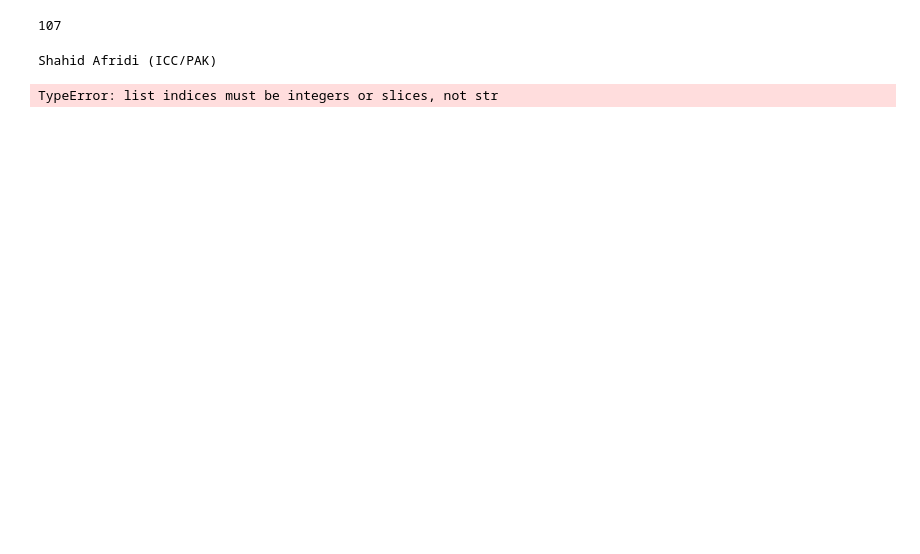
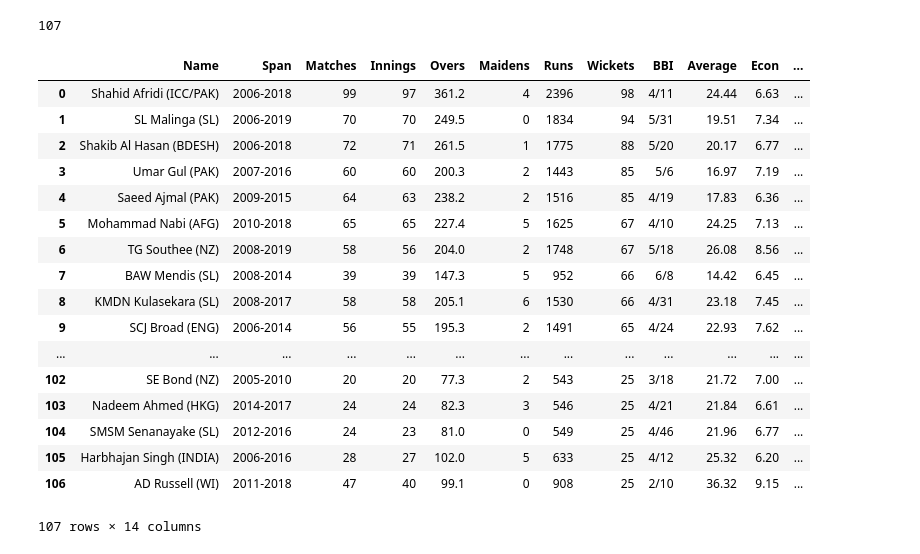
Before and after one commit to arslanali0029/Scraping_Cricinfo_MOST_WICKETS_IN_CAREER, a Jupyter notebook: MOST_WICKETS_IN_CAREER.ipynb, the cells around one changed output. Saved outputs shown, nothing was run; the diff lists cells and outputs as text; code cells hidden in the pictures; blank space fills up the shorter version.

```diff
--- a/MOST_WICKETS_IN_CAREER.ipynb
+++ b/MOST_WICKETS_IN_CAREER.ipynb
@@ -17,9 +17,8 @@ Players_container = []
 for row in single_player:
     columns=row.find_all('td')
     columns=[x.text.strip() for x in columns]
-    temp = []
+    temp = {}
     for i in range(len(columns)):
-        print(columns[0])
         temp["Name"] =columns[0]
         temp["Span"]=columns[1]
         temp["Matches"]=columns[2]
@@ -29,12 +28,37 @@ for row in single_player:
         temp["Runs"]=columns[6]
         temp["Wickets"]=columns[7]
         temp["BBI"]=columns[8]
-        temp["Average"]=columns[10]
-        temp["Econ"]=columns[11]
-        temp["SR"]=columns[12]
-        temp["4 Wkts"] = columns[13]
-        temp["5 Wkts"] = columns[14]
+        temp["Average"]=columns[9]
+        temp["Econ"]=columns[10]
+        temp["SR"]=columns[11]
+        temp["4 Wkts"] = columns[12]
+        temp["5 Wkts"] = columns[13]
     Players_container.append(temp)
-# %% [output]
-Shahid Afridi (ICC/PAK)
-TypeError: list indices must be integers or slices, not str
+# %%
+import pandas as pd
+dataframe = pd.DataFrame(Players_container)
+
+columns = ["Name","Span","Matches","Innings","Overs","Maidens","Runs","Wickets","BBI","Average","Econ","SR","4 Wkts","5 Wkts"]
+dataframe = dataframe.reindex(columns=columns)
+
+dataframe.to_csv("DataSet.csv")
+dataframe
+# %% [output]
+|  | Name | Span | Matches | Innings | Overs | Maidens | Runs | Wickets | BBI | Average | Econ | ... |
+| 0 | Shahid Afridi (ICC/PAK) | 2006-2018 | 99 | 97 | 361.2 | 4 | 2396 | 98 | 4/11 | 24.44 | 6.63 | ... |
+| 1 | SL Malinga (SL) | 2006-2019 | 70 | 70 | 249.5 | 0 | 1834 | 94 | 5/31 | 19.51 | 7.34 | ... |
+| 2 | Shakib Al Hasan (BDESH) | 2006-2018 | 72 | 71 | 261.5 | 1 | 1775 | 88 | 5/20 | 20.17 | 6.77 | ... |
+| 3 | Umar Gul (PAK) | 2007-2016 | 60 | 60 | 200.3 | 2 | 1443 | 85 | 5/6 | 16.97 | 7.19 | ... |
+| 4 | Saeed Ajmal (PAK) | 2009-2015 | 64 | 63 | 238.2 | 2 | 1516 | 85 | 4/19 | 17.83 | 6.36 | ... |
+| 5 | Mohammad Nabi (AFG) | 2010-2018 | 65 | 65 | 227.4 | 5 | 1625 | 67 | 4/10 | 24.25 | 7.13 | ... |
+| 6 | TG Southee (NZ) | 2008-2019 | 58 | 56 | 204.0 | 2 | 1748 | 67 | 5/18 | 26.08 | 8.56 | ... |
+| 7 | BAW Mendis (SL) | 2008-2014 | 39 | 39 | 147.3 | 5 | 952 | 66 | 6/8 | 14.42 | 6.45 | ... |
+| 8 | KMDN Kulasekara (SL) | 2008-2017 | 58 | 58 | 205.1 | 6 | 1530 | 66 | 4/31 | 23.18 | 7.45 | ... |
+| 9 | SCJ Broad (ENG) | 2006-2014 | 56 | 55 | 195.3 | 2 | 1491 | 65 | 4/24 | 22.93 | 7.62 | ... |
+| ... | ... | ... | ... | ... | ... | ... | ... | ... | ... | ... | ... | ... |
+| 102 | SE Bond (NZ) | 2005-2010 | 20 | 20 | 77.3 | 2 | 543 | 25 | 3/18 | 21.72 | 7.00 | ... |
+| 103 | Nadeem Ahmed (HKG) | 2014-2017 | 24 | 24 | 82.3 | 3 | 546 | 25 | 4/21 | 21.84 | 6.61 | ... |
+| 104 | SMSM Senanayake (SL) | 2012-2016 | 24 | 23 | 81.0 | 0 | 549 | 25 | 4/46 | 21.96 | 6.77 | ... |
+| 105 | Harbhajan Singh (INDIA) | 2006-2016 | 28 | 27 | 102.0 | 5 | 633 | 25 | 4/12 | 25.32 | 6.20 | ... |
+| 106 | AD Russell (WI) | 2011-2018 | 47 | 40 | 99.1 | 0 | 908 | 25 | 2/10 | 36.32 | 9.15 | ... |
+107 rows × 14 columns
```
Also changed, not shown: 1 other file.
